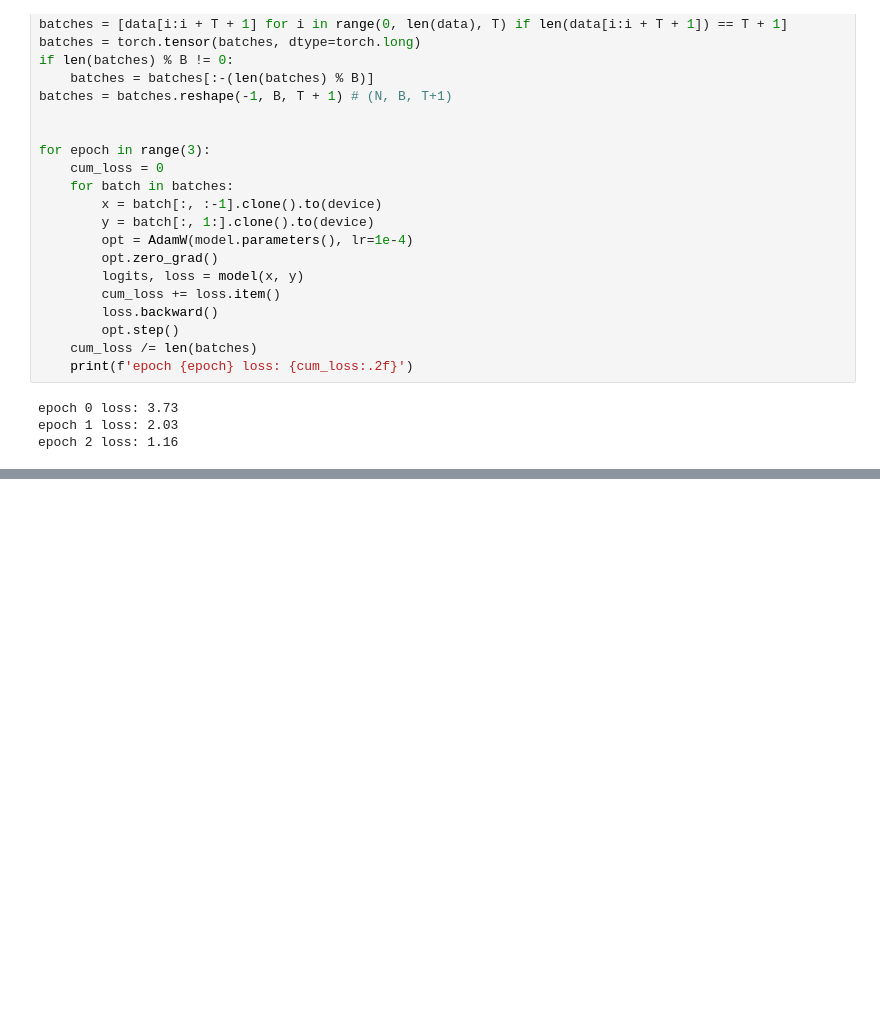
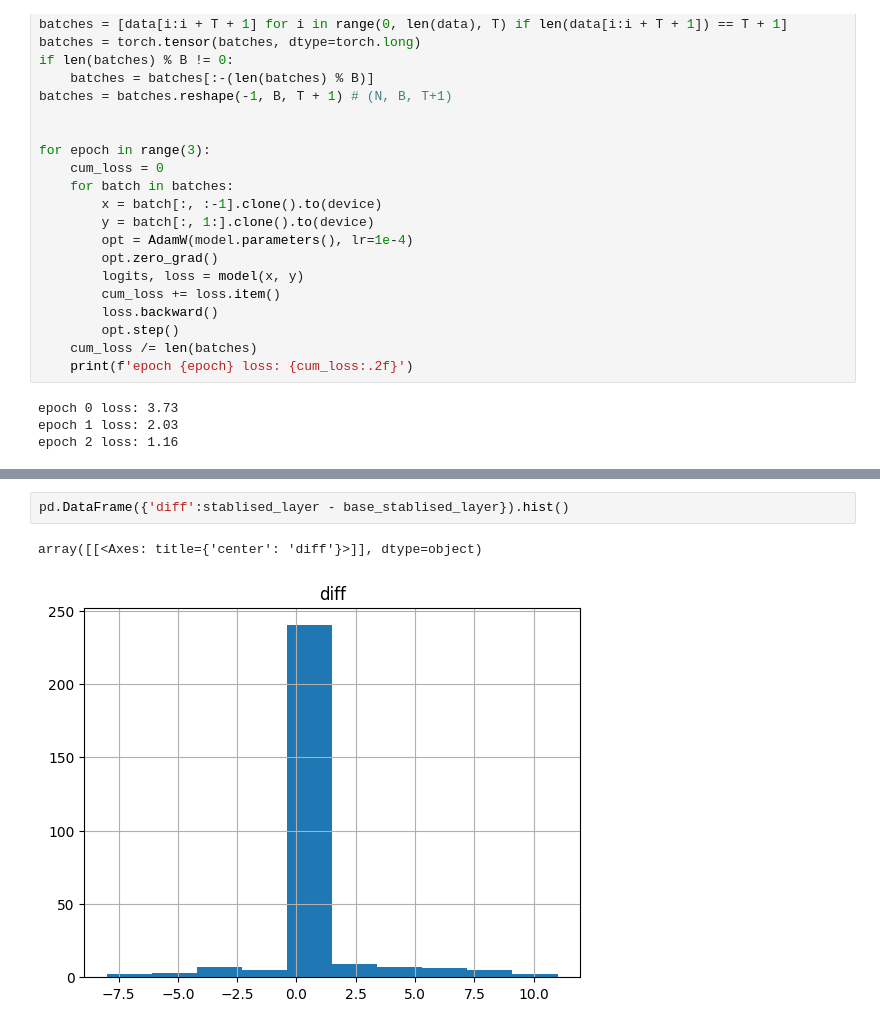
Before and after one commit to amaljoe/lm-debugger-proto, a Jupyter notebook: gpt2_custom_debugger.ipynb, the cells around one changed output, grey strips where cells are left out. Saved outputs shown, nothing was run; the diff lists cells and outputs as text; blank space fills up the shorter version.

```diff
--- a/gpt2_custom_debugger.ipynb
+++ b/gpt2_custom_debugger.ipynb
@@ -283,0 +304,5 @@ pd.DataFrame({"input": ip,"output": output, "layer": stablised_layer, "target":
+# %%
+pd.DataFrame({'diff':stablised_layer - base_stablised_layer}).hist()
+# %% [output]
+array([[<Axes: title={'center': 'diff'}>]], dtype=object)
+[figure, added]
```
Also changed, not shown: parts of 5 cells of this notebook.
